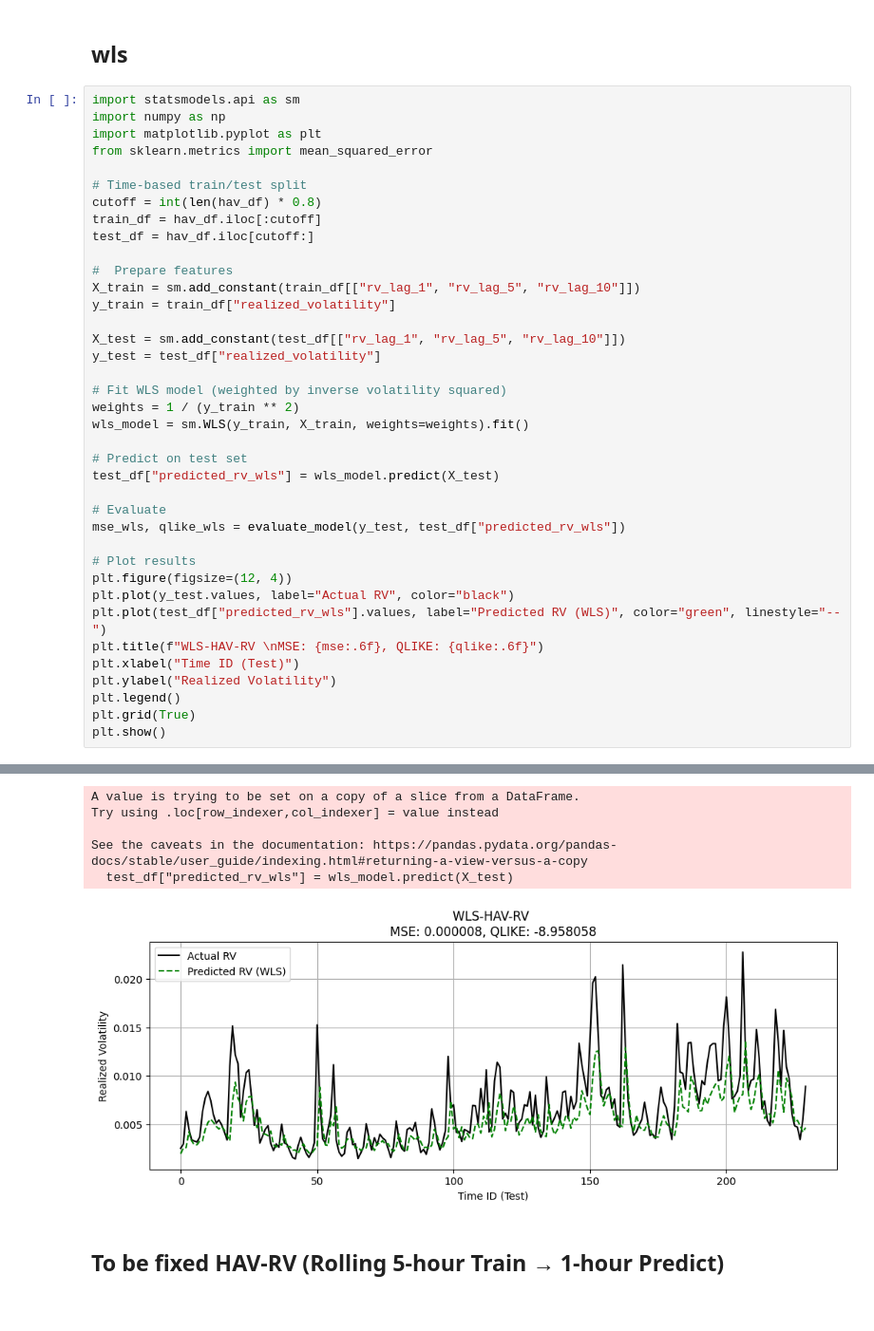
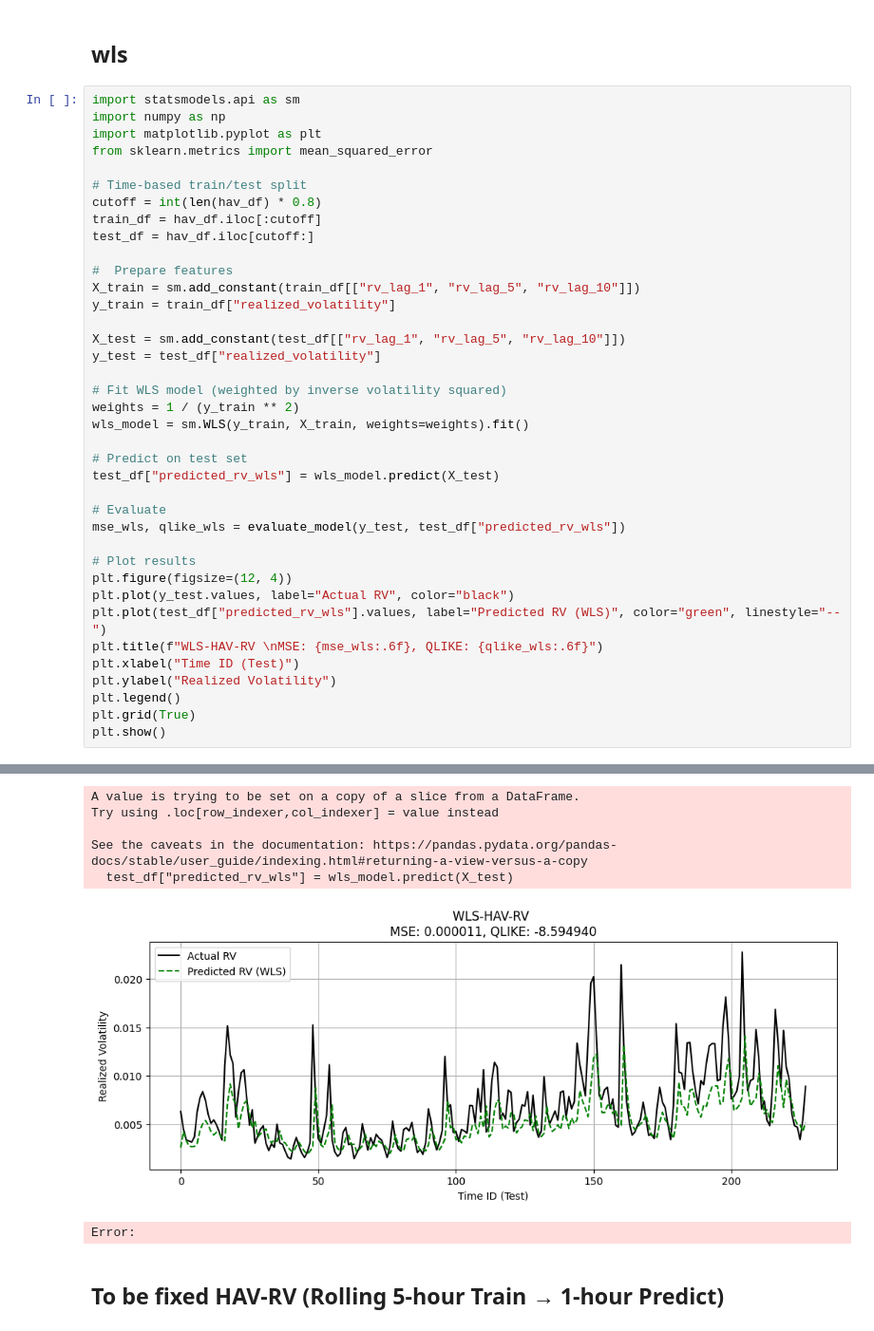
Before and after one commit to mofrui/volatility-analysis, a Jupyter notebook: research/train_test_exploration.ipynb, the cells around one changed output, grey strips where cells are left out. Shown at 95% size. Drawn from its saved outputs; the diff is of its cells as text.

Commit message:
updated figure

```diff
--- a/research/train_test_exploration.ipynb
+++ b/research/train_test_exploration.ipynb
@@ -410,7 +409,7 @@ mse_wls, qlike_wls = evaluate_model(y_test, test_df["predicted_rv_wls"])
 plt.figure(figsize=(12, 4))
 plt.plot(y_test.values, label="Actual RV", color="black")
 plt.plot(test_df["predicted_rv_wls"].values, label="Predicted RV (WLS)", color="green", linestyle="--")
-plt.title(f"WLS-HAV-RV \nMSE: {mse:.6f}, QLIKE: {qlike:.6f}")
+plt.title(f"WLS-HAV-RV \nMSE: {mse_wls:.6f}, QLIKE: {qlike_wls:.6f}")
 plt.xlabel("Time ID (Test)")
 plt.ylabel("Realized Volatility")
 plt.legend()
@@ -422,9 +421,10 @@ QLIKE: -8.66536951
 A value is trying to be set on a copy of a slice from a DataFrame.
 Try using .loc[row_indexer,col_indexer] = value instead
 
 See the caveats in the documentation: https://pandas.pydata.org/pandas-docs/stable/user_guide/indexing.html#returning-a-view-versus-a-copy
   test_df["predicted_rv_wls"] = wls_model.predict(X_test)
-[figure, old version]
+[figure, new version]
+Error:
 # %% [markdown]
 ## To be fixed  HAV-RV (Rolling 5-hour Train → 1-hour Predict)
 # %%
```
Also changed, not shown: parts of 4 cells of this notebook.
